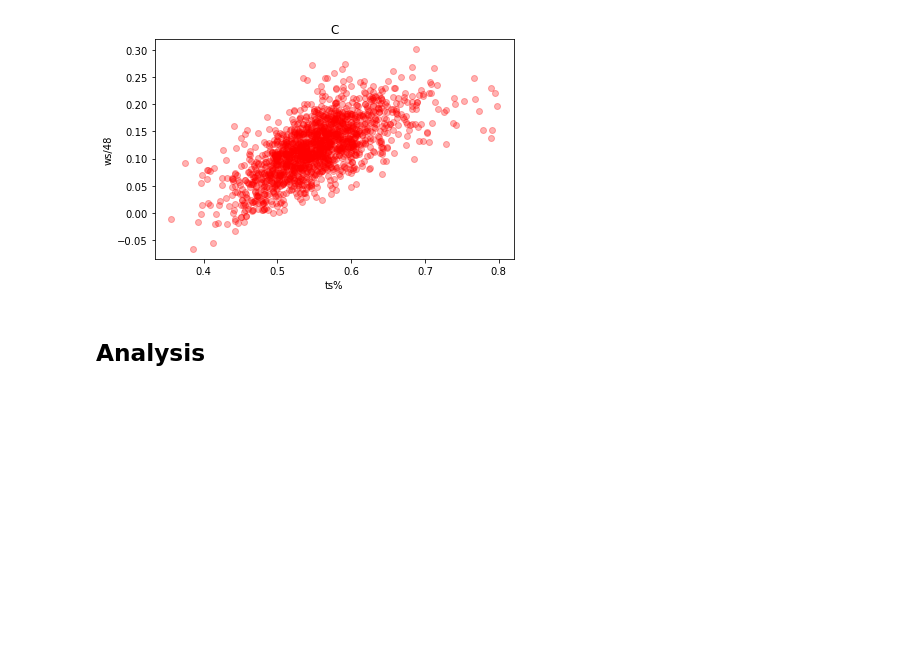
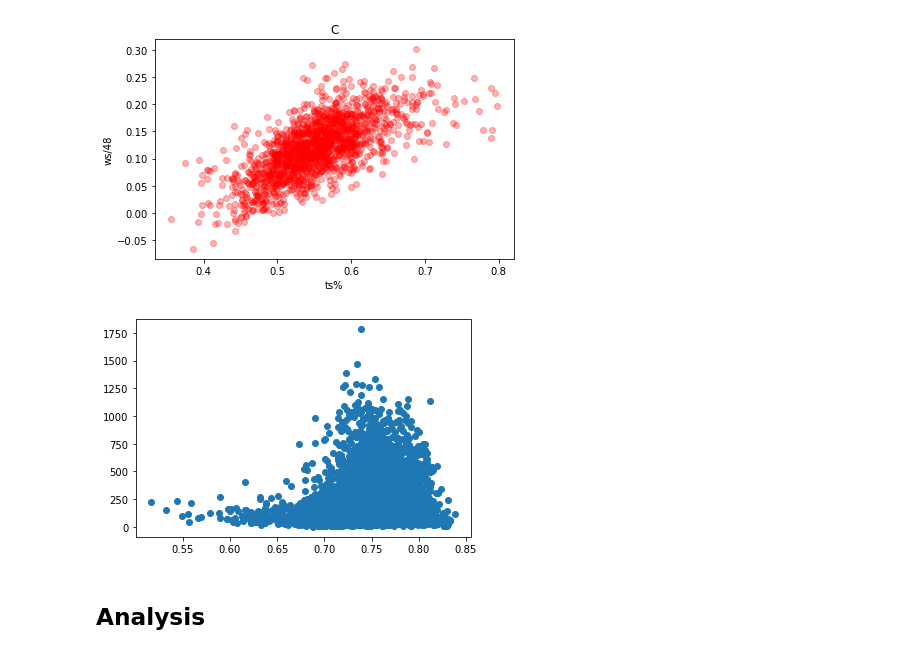
Before and after one commit to MAhram1/INFO-2950-Project, a Jupyter notebook: proj.ipynb, the cells around one changed output. Drawn from its saved outputs; the diff is of its cells as text; code cells hidden in the pictures; blank space fills up the shorter version.

```diff
--- a/proj.ipynb
+++ b/proj.ipynb
@@ -560,6 +718,12 @@ For G: correlation between ts% and ws/48:  0.6937
 [figure]
 For C: correlation between ts% and ws/48:  0.6833
 [figure]
+# %%
+plt.figure()
+plt.scatter(1 - (nba['shotqualityavg'])**2, nba['ptsunassisted2s'] + nba['ptsunassisted3s'])
+plt.show()
+# %% [output]
+[figure, added]
 # %% [markdown]
 ## Analysis
 # %% [markdown]
```
Also changed, not shown: parts of 21 cells of this notebook.
